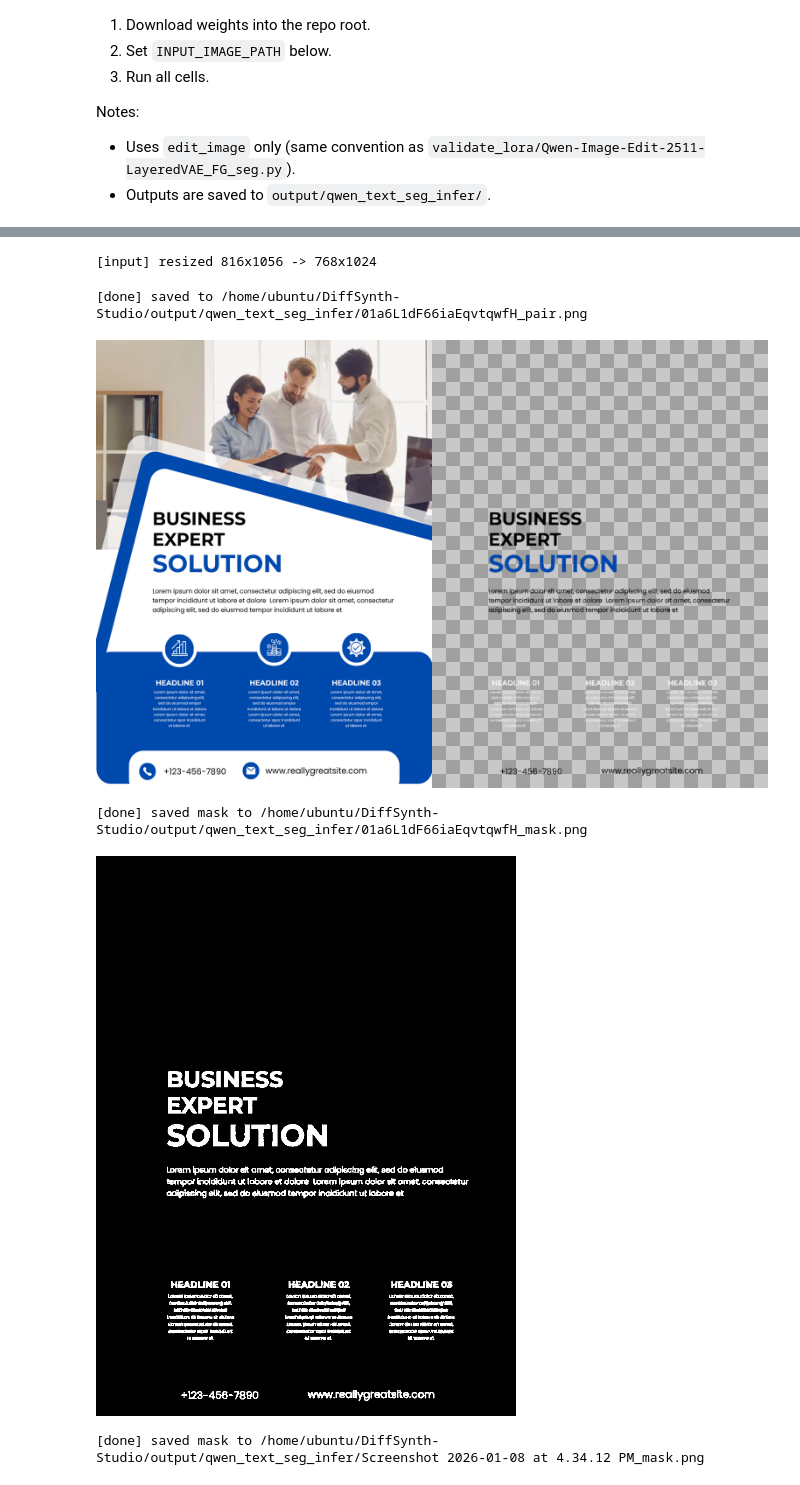
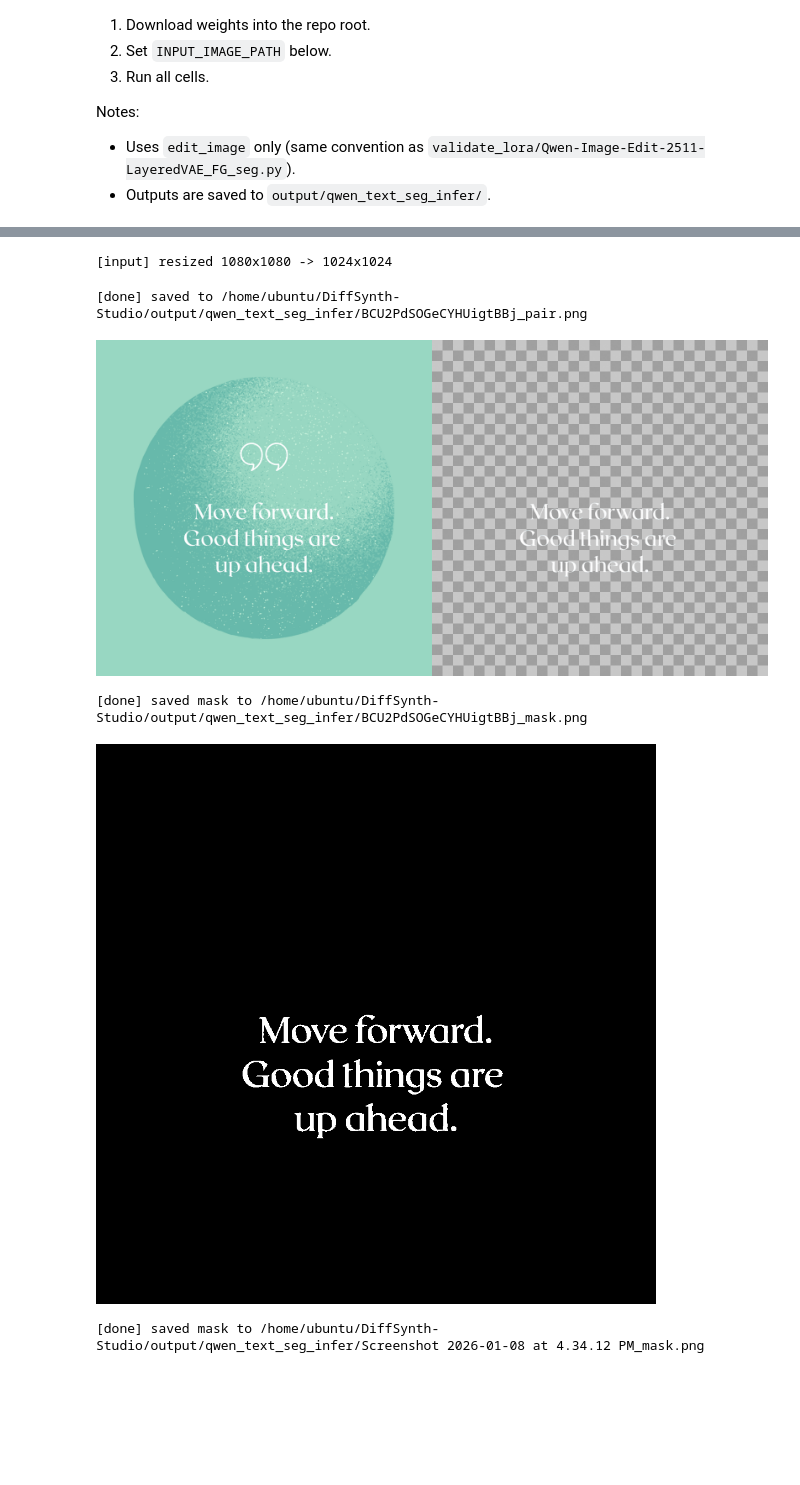
Before and after one commit to jaejung-dev/DiffSynth-Studio, a Jupyter notebook: notebook/qwen-text-seg.ipynb, the cells around one changed output, grey strips where cells are left out. Saved outputs shown, nothing was run; the diff lists cells and outputs as text; code cells hidden in the pictures; blank space fills up the shorter version.

```diff
--- a/notebook/qwen-text-seg.ipynb
+++ b/notebook/qwen-text-seg.ipynb
@@ -31,7 +31,7 @@ def _find_repo_root(start: Path) -> Path:
 
 
 def _resolve_model_base(repo_root: Path) -> Path:
-    env = os.environ.get("DIFFSYNTH_MODEL_BASE_PATH")
+    env = os.environ.get("DIFFSYNTH_MODEL_BASE_PATH","/mnt/local/diffsynth_models")
     if env:
         return Path(env)
     candidates = [
@@ -54,7 +54,7 @@ SEED = 123
 STEPS = 40
 
 FULL_CKPT_DIR = REPO_ROOT / "models/train/Qwen-Image-Edit-2511_full_layered_vae_text_seg"
-FULL_CKPT = FULL_CKPT_DIR / "epoch-0.safetensors"
+FULL_CKPT = FULL_CKPT_DIR / "epoch-0-20k.safetensors"
 
 OUTPUT_DIR = REPO_ROOT / "output/qwen_text_seg_infer"
 OUTPUT_DIR.mkdir(parents=True, exist_ok=True)
@@ -171,7 +171,7 @@ def _resize_edit_image(image, max_side=1024, round_to=32):
         image = image.resize((new_w, new_h), Image.LANCZOS)
     return image
 
-INPUT_IMAGE_PATH = Path("/home/ubuntu/data/text_segmentation_dataset/val_images/01a6L1dF66iaEqvtqwfH.png")
+INPUT_IMAGE_PATH = Path("/home/ubuntu/BCU2PdSOGeCYHUigtBBj.png")
 if not INPUT_IMAGE_PATH.exists():
     raise FileNotFoundError(f"Input image not found: {INPUT_IMAGE_PATH}")
 
@@ -197,38 +197,38 @@ result = pipe(
 # Match output size for display
 output_rgba = result.convert("RGBA")
 output_size = output_rgba.size
 if edit_image.size != output_size:
     edit_image = edit_image.resize(output_size, Image.LANCZOS)
 
 # Build preview: edit | output | (optional input copy)
 checker_bg = _checkerboard_rgba(output_size)
 output_composite = Image.alpha_composite(checker_bg, output_rgba)
 
 out_w, out_h = output_size
 canvas = Image.new("RGBA", (out_w * 2, out_h), (0, 0, 0, 0))
 canvas.paste(edit_image, (0, 0))
 canvas.paste(output_composite, (out_w, 0))
 suffix = "pair"
 
 out_path = OUTPUT_DIR / f"{INPUT_IMAGE_PATH.stem}_{suffix}.png"
 canvas.save(out_path)
 
 print(f"[done] saved to {out_path}")
 display(canvas)
 
 # Alpha mask where output alpha > 50
 alpha = output_rgba.getchannel("A")
 mask = alpha.point(lambda v: 255 if v > 20 else 0)
 mask_path = OUTPUT_DIR / f"{INPUT_IMAGE_PATH.stem}_mask.png"
 mask.save(mask_path)
 print(f"[done] saved mask to {mask_path}")
 display(mask)
 # %% [output]
-[input] resized 816x1056 -> 768x1024
+[input] resized 1080x1080 -> 1024x1024
-[done] saved to /home/ubuntu/DiffSynth-Studio/output/qwen_text_seg_infer/01a6L1dF66iaEqvtqwfH_pair.png
+[done] saved to /home/ubuntu/DiffSynth-Studio/output/qwen_text_seg_infer/BCU2PdSOGeCYHUigtBBj_pair.png
-[figure, old version]
+[figure, new version]
-[done] saved mask to /home/ubuntu/DiffSynth-Studio/output/qwen_text_seg_infer/01a6L1dF66iaEqvtqwfH_mask.png
+[done] saved mask to /home/ubuntu/DiffSynth-Studio/output/qwen_text_seg_infer/BCU2PdSOGeCYHUigtBBj_mask.png
-[figure, old version]
+[figure, new version]
 # %%
 alpha = output_rgba.getchannel("A")
 mask = alpha.point(lambda v: 255 if v > 10 else 0)
```
Also changed, not shown: parts of 2 cells of this notebook, 3 other files.
